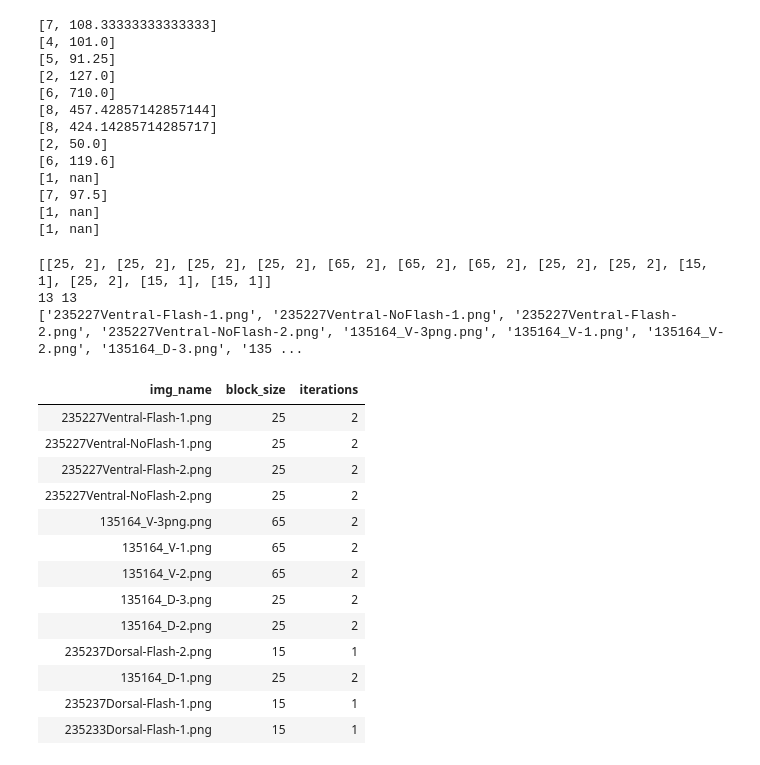
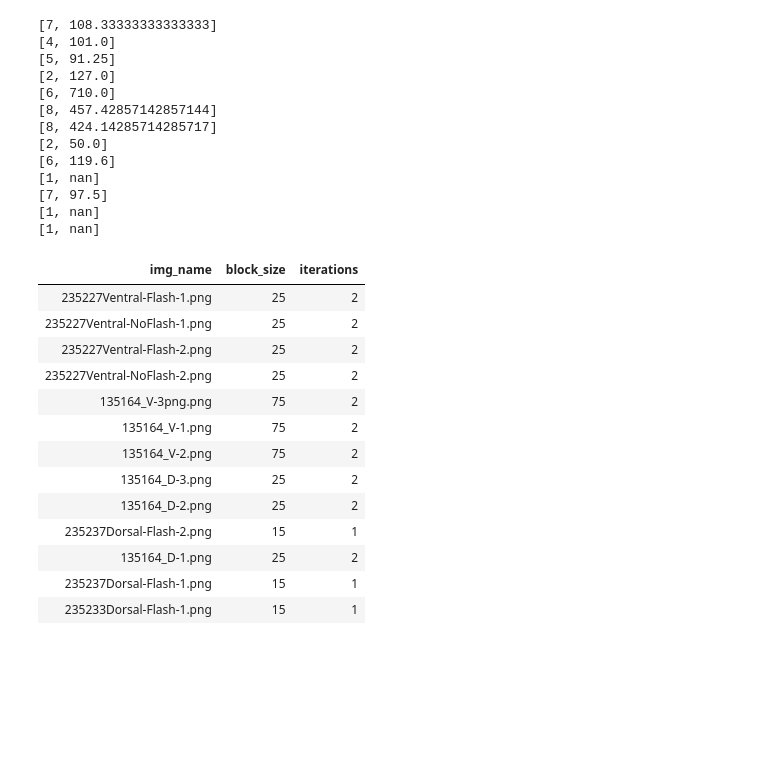
Before and after one commit to tanyasarkinjain/Anoles-group, a Jupyter notebook: Customized-based-on-trial.ipynb, the cells around one changed output. Cells and saved outputs as stored; diff of their text form; code cells hidden in the pictures; blank space fills up the shorter version.

```diff
--- a/Customized-based-on-trial.ipynb
+++ b/Customized-based-on-trial.ipynb
@@ -122,18 +208,16 @@ Initial Value used
 # %%
-#how to get the area of the spots in the image?
 #Factors that go into seeing if a scale is correct: size of the scale: distance of the scale to other scales
 #Maybe look also at the distance of the scale from the
-
-
 #arrays that keep track of important measurements
 average_size = []
 scale_num_per_img = []
 sizes_of_scales = []
-
+total_stats = []
 
 #iterates through images to determine average size and count of scales in initial binarization
 
-for img in images:
+for i in np.arange(len(images)):
+    img = images[i]
     plt.imshow(img)
     plt.show()
 
@@ -149,13 +233,13 @@ for img in images:
     # The fourth cell is the centroid matrix
     centroids = output[3]
 
-    #prints stats
+
     print(stats[1:,-1])
     print("Number of scales detected", num_labels - 1)
     print("Average size of scales: ", np.average(stats[1:,-1]))
 
-
-
+    sizes_of_scales.append((stats[1:,-1]))
     average_size.append(([num_labels, np.average(stats[1:,-1])]))
+    total_stats.append([num_labels,stats[1:,-1], stats[1:,-1]])
     print(average_size)
 # %% [output]
@@ -208,41 +292,40 @@ for i in average_size:
 [1, nan]
 [1, nan]
 # %%
-#a better way to do this? Run more significant tests to determine the best relationship you can
+### a better way to do this? Run more significant tests to determine the best relationship you can
 
 
 #array that stores final block size and iteration statistics
 block_size = []
 
-#tentative if statements
+#tentative if statements: based on initial binarization determines block and iteration size
 for stat in average_size:
+    index = 0
     if stat[0] <= 1:
         block_size.append([15,1])
 
-    elif stat[1] < 400:
+    elif stat[1] < 350 and max(sizes_of_scales[index]) < 300:
+        block_size.append([25, 2])
+
+    elif stat[1] < 350 and max(sizes_of_scales[index]) > 300:
         block_size.append([25, 2])
 
     else:
-        block_size.append([65, 2])
+        block_size.append([75, 2])
+        index +=1
 
-print(block_size)
-print(len(image_names), len(block_size))
-print(image_names)
 
 size_and_it = Table().with_columns("img_name", image_names, "block_size", [i[0] for i in block_size], "iterations" ,[i[1] for i in block_size])
 size_and_it.show()
 # %% [output]
-[[25, 2], [25, 2], [25, 2], [25, 2], [65, 2], [65, 2], [65, 2], [25, 2], [25, 2], [15, 1], [25, 2], [15, 1], [15, 1]]
-13 13
-['235227Ventral-Flash-1.png', '235227Ventral-NoFlash-1.png', '235227Ventral-Flash-2.png', '235227Ventral-NoFlash-2.png', '135164_V-3png.png', '135164_V-1.png', '135164_V-2.png', '135164_D-3.png', '135 ...
 | img_name | block_size | iterations |
 | 235227Ventral-Flash-1.png | 25 | 2 |
 | 235227Ventral-NoFlash-1.png | 25 | 2 |
 | 235227Ventral-Flash-2.png | 25 | 2 |
 | 235227Ventral-NoFlash-2.png | 25 | 2 |
-| 135164_V-3png.png | 65 | 2 |
-| 135164_V-1.png | 65 | 2 |
-| 135164_V-2.png | 65 | 2 |
+| 135164_V-3png.png | 75 | 2 |
+| 135164_V-1.png | 75 | 2 |
+| 135164_V-2.png | 75 | 2 |
 | 135164_D-3.png | 25 | 2 |
 | 135164_D-2.png | 25 | 2 |
 | 235237Dorsal-Flash-2.png | 15 | 1 |
```
Also changed, not shown: parts of 13 cells of this notebook.
